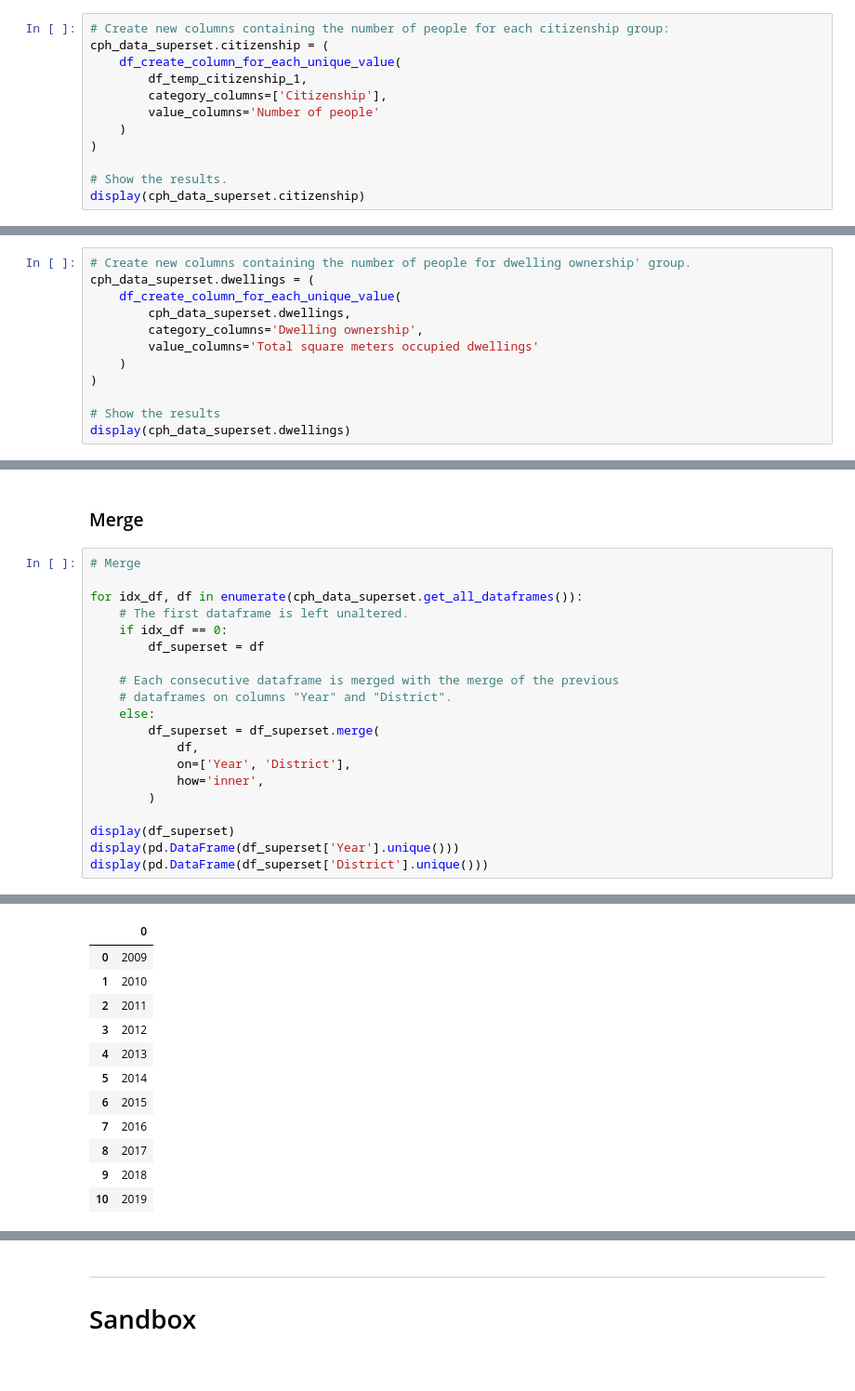
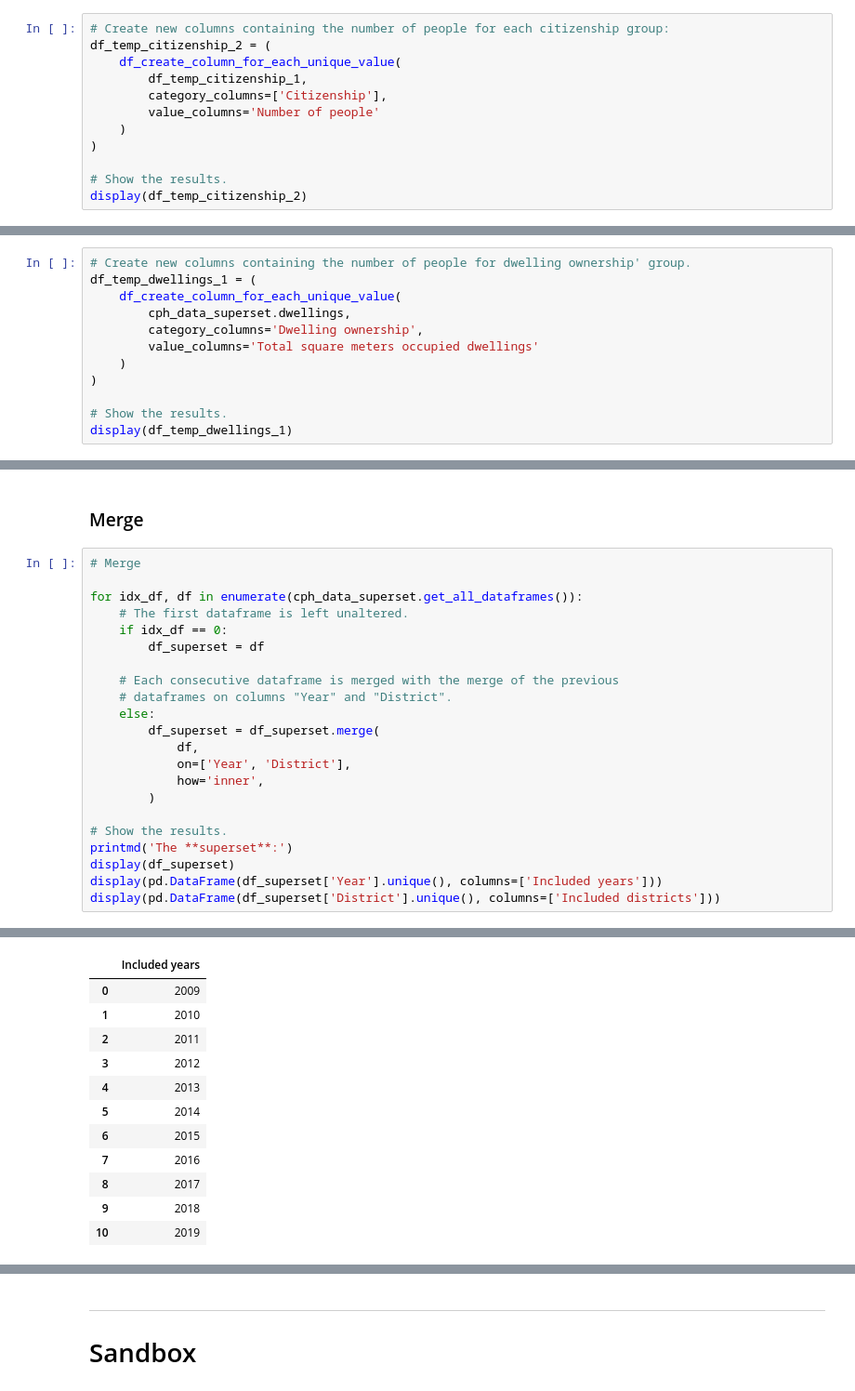
Before and after one commit to wojciechdk/social_data_analysis_and_visualization_final_project, a Jupyter notebook: basic_stats.ipynb, the cells around one changed output, grey strips where cells are left out. Shown at 93% size. Drawn from its saved outputs; the diff is of its cells as text.

```diff
--- a/basic_stats.ipynb
+++ b/basic_stats.ipynb
@@ -1139,7 +1139,7 @@ display(df_temp_citizenship_1)
 #### Create new columns containing the number of people for each citizenship group:
 # %%
 # Create new columns containing the number of people for each citizenship group:
-cph_data_superset.citizenship = (
+df_temp_citizenship_2 = (
     df_create_column_for_each_unique_value(
         df_temp_citizenship_1,
         category_columns=['Citizenship'],
@@ -1148,7 +1148,7 @@ cph_data_superset.citizenship = (
 )
 
 # Show the results.
-display(cph_data_superset.citizenship)
+display(df_temp_citizenship_2)
 # %% [output]
 |  | Year | District | Number of people |  |  |
 |  |  |  | Denmark | Non-western countries | Western countries |
@@ -1205,7 +1261,7 @@ display(cph_data_superset.dwellings)
 #### Create new columns containing the number of total of square meters for each dwelling ownership group.
 # %%
 # Create new columns containing the number of people for dwelling ownership' group.
-cph_data_superset.dwellings = (
+df_temp_dwellings_1 = (
     df_create_column_for_each_unique_value(
         cph_data_superset.dwellings,
         category_columns='Dwelling ownership',
@@ -1213,8 +1269,8 @@ cph_data_superset.dwellings = (
     )
 )
 
-# Show the results
-display(cph_data_superset.dwellings)
+# Show the results.
+display(df_temp_dwellings_1)
 # %% [output]
 |  | Year | District | Total square meters occupied dwel... |  |  |  | ... |
 |  |  |  | Housing cooperative | Non-profit housing | Owner-occupied | Private rental | ... |
@@ -1635,7 +1734,9 @@ for idx_df, df in enumerate(cph_data_superset.get_all_dataframes()):
             how='inner',
         )
 
+# Show the results.
+printmd('The **superset**:')
 display(df_superset)
-display(pd.DataFrame(df_superset['Year'].unique()))
-display(pd.DataFrame(df_superset['District'].unique()))
+display(pd.DataFrame(df_superset['Year'].unique(), columns=['Included years']))
+display(pd.DataFrame(df_superset['District'].unique(), columns=['Included districts']))
 # %% [output]
@@ -1642,19 +1744,19 @@ display(pd.DataFrame(df_superset['District'].unique()))
 |  | Year | District | Number of people |  |  | Total square meters occupied dwel... | ... |
 |  |  |  | Denmark | Non-western countries | Western countries | Housing cooperative | ... |
 |  |  |  |  |  |  |  | ... |
 | 0 | 2009 | Amager Vest | 48,878.0 | 3,595.0 | 3,784.0 | 672,754.0 | ... |
 | 1 | 2009 | Amager Øst | 44,285.0 | 3,015.0 | 3,090.0 | 741,873.0 | ... |
 | 2 | 2009 | Bispebjerg | 40,141.0 | 4,975.0 | 2,682.0 | 628,240.0 | ... |
 | 3 | 2009 | Brønshøj-Husum | 33,682.0 | 4,446.0 | 1,643.0 | 165,103.0 | ... |
 | 4 | 2009 | Indre By | 41,143.0 | 1,374.0 | 4,822.0 | 614,092.0 | ... |
 | ... | ... | ... | ... | ... | ... | ... | ... |
 | 105 | 2019 | Nørrebro | 67,944.0 | 5,250.0 | 7,452.0 | 1,364,660.0 | ... |
 | 106 | 2019 | Valby | 49,744.0 | 4,959.0 | 5,137.0 | 597,852.0 | ... |
 | 107 | 2019 | Vanløse | 36,207.0 | 2,305.0 | 2,625.0 | 415,366.0 | ... |
 | 108 | 2019 | Vesterbro/Kongens Enghave | 59,070.0 | 4,277.0 | 8,781.0 | 1,096,039.0 | ... |
 | 109 | 2019 | Østerbro | 68,050.0 | 3,885.0 | 7,973.0 | 1,334,986.0 | ... |
 110 rows × 57 columns
-|  | 0 |
+|  | Included years |
 | 0 | 2009 |
 | 1 | 2010 |
 | 2 | 2011 |
```
Also changed, not shown: parts of 9 cells of this notebook.
